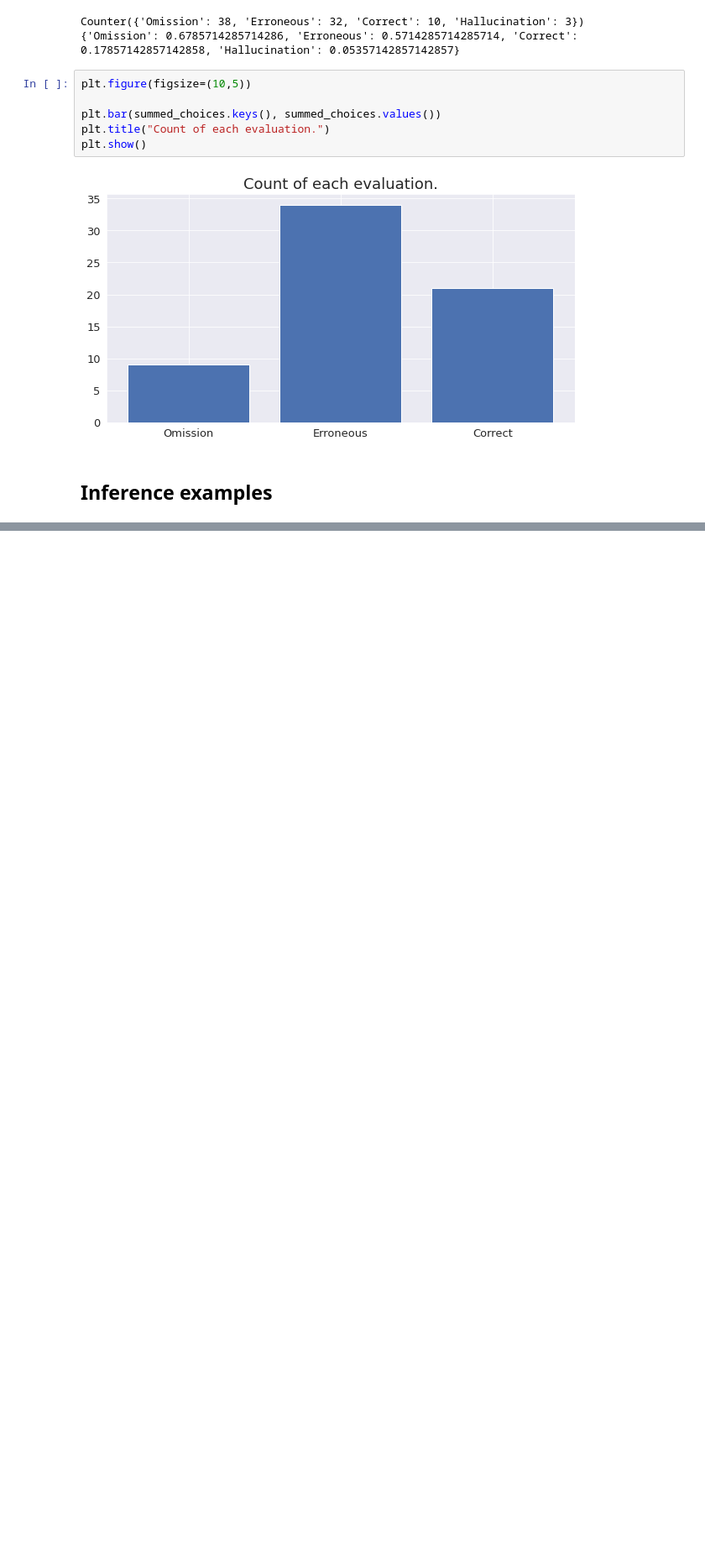
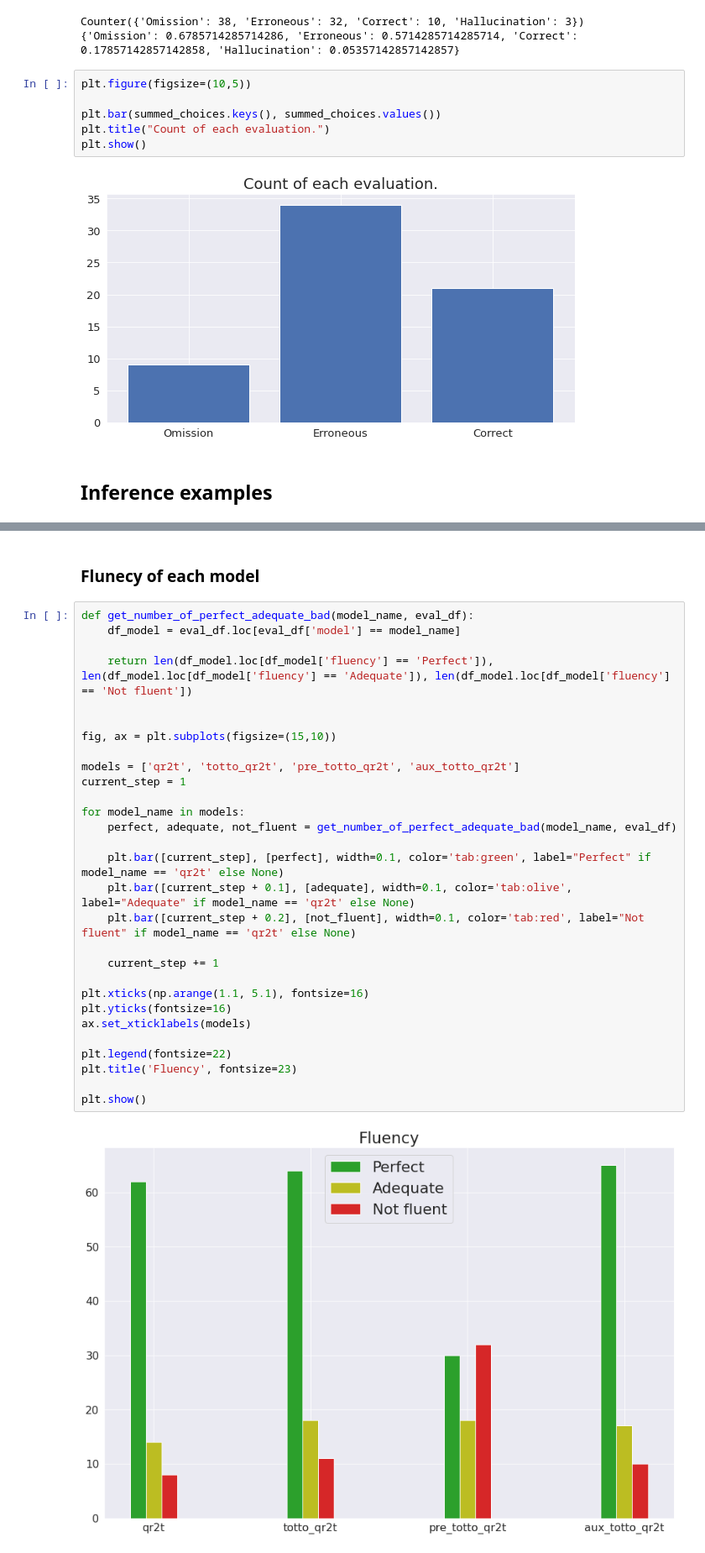
Before and after one commit to athenarc/Data2Text, a Jupyter notebook: notebooks/human_evaluation_report.ipynb, the cells around one changed output, grey strips where cells are left out. Shown: that part at 84% size. Drawn from its saved outputs; the diff is of its cells as text; blank space fills up the shorter version.

```diff
--- a/notebooks/human_evaluation_report.ipynb
+++ b/notebooks/human_evaluation_report.ipynb
@@ -75,0 +156,33 @@ Source: <page_title> project_subject_areas </page_title> <section_title> project
+# %% [markdown]
+### Flunecy of each model
+# %%
+def get_number_of_perfect_adequate_bad(model_name, eval_df):
+    df_model = eval_df.loc[eval_df['model'] == model_name]
+
+    return len(df_model.loc[df_model['fluency'] == 'Perfect']), len(df_model.loc[df_model['fluency'] == 'Adequate']), len(df_model.loc[df_model['fluency'] == 'Not fluent'])
+
+
+fig, ax = plt.subplots(figsize=(15,10))
+
+models = ['qr2t', 'totto_qr2t', 'pre_totto_qr2t', 'aux_totto_qr2t']
+current_step = 1
+
+for model_name in models:
+    perfect, adequate, not_fluent = get_number_of_perfect_adequate_bad(model_name, eval_df)
+
+    plt.bar([current_step], [perfect], width=0.1, color='tab:green', label="Perfect" if model_name == 'qr2t' else None)
+    plt.bar([current_step + 0.1], [adequate], width=0.1, color='tab:olive', label="Adequate" if model_name == 'qr2t' else None)
+    plt.bar([current_step + 0.2], [not_fluent], width=0.1, color='tab:red', label="Not fluent" if model_name == 'qr2t' else None)
+
+    current_step += 1
+
+plt.xticks(np.arange(1.1, 5.1), fontsize=16)
+plt.yticks(fontsize=16)
+ax.set_xticklabels(models)
+
+plt.legend(fontsize=22)
+plt.title('Fluency', fontsize=23)
+
+plt.show()
+# %% [output]
+[figure, added]
```
Also changed, not shown: parts of 10 cells of this notebook, 18 other files.
